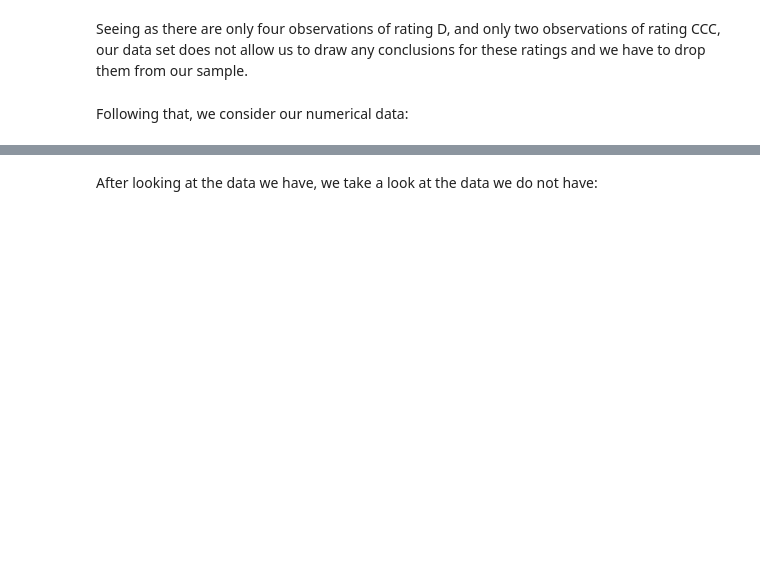
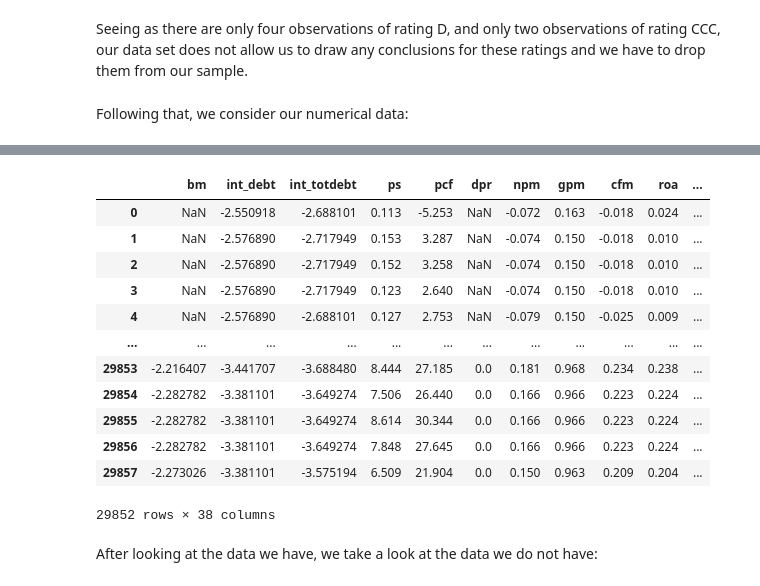
Before and after one commit to john-donnelly-1/ML-Group-3, a Jupyter notebook: current code doc.ipynb, the cells around one changed output, grey strips where cells are left out. Drawn from its saved outputs; the diff is of its cells as text; code cells hidden in the pictures; blank space fills up the shorter version.

```diff
--- a/current code doc.ipynb
+++ b/current code doc.ipynb
@@ -343,3 +158,23 @@ sns.boxplot(x = logDIVYIELD)
+# %%
+# I create a new dataframe with the transformed variables
+datwithlogs = pd.concat([logbm.to_frame(), logint_debt.to_frame(), logint_totdebt.to_frame()], axis = 'columns')
+datwithlogs = pd.concat([datwithlogs, dat.loc[:, 'ps':'capital_ratio'], dat.loc[:, 'cash_lt':'PEG_trailing']], axis = 'columns')
+# %%
+datwithlogs
+# %% [output]
+|  | bm | int_debt | int_totdebt | ps | pcf | dpr | npm | gpm | cfm | roa | ... |
+| 0 | NaN | -2.550918 | -2.688101 | 0.113 | -5.253 | NaN | -0.072 | 0.163 | -0.018 | 0.024 | ... |
+| 1 | NaN | -2.576890 | -2.717949 | 0.153 | 3.287 | NaN | -0.074 | 0.150 | -0.018 | 0.010 | ... |
+| 2 | NaN | -2.576890 | -2.717949 | 0.152 | 3.258 | NaN | -0.074 | 0.150 | -0.018 | 0.010 | ... |
+| 3 | NaN | -2.576890 | -2.717949 | 0.123 | 2.640 | NaN | -0.074 | 0.150 | -0.018 | 0.010 | ... |
+| 4 | NaN | -2.576890 | -2.688101 | 0.127 | 2.753 | NaN | -0.079 | 0.150 | -0.025 | 0.009 | ... |
+| ... | ... | ... | ... | ... | ... | ... | ... | ... | ... | ... | ... |
+| 29853 | -2.216407 | -3.441707 | -3.688480 | 8.444 | 27.185 | 0.0 | 0.181 | 0.968 | 0.234 | 0.238 | ... |
+| 29854 | -2.282782 | -3.381101 | -3.649274 | 7.506 | 26.440 | 0.0 | 0.166 | 0.966 | 0.223 | 0.224 | ... |
+| 29855 | -2.282782 | -3.381101 | -3.649274 | 8.614 | 30.344 | 0.0 | 0.166 | 0.966 | 0.223 | 0.224 | ... |
+| 29856 | -2.282782 | -3.381101 | -3.649274 | 7.848 | 27.645 | 0.0 | 0.166 | 0.966 | 0.223 | 0.224 | ... |
+| 29857 | -2.273026 | -3.381101 | -3.575194 | 6.509 | 21.904 | 0.0 | 0.150 | 0.963 | 0.209 | 0.204 | ... |
+29852 rows × 38 columns
 # %% [markdown]
 After looking at the data we have, we take a look at the data we do not have:
 # %%
```
Also changed, not shown: parts of 95 cells of this notebook.
